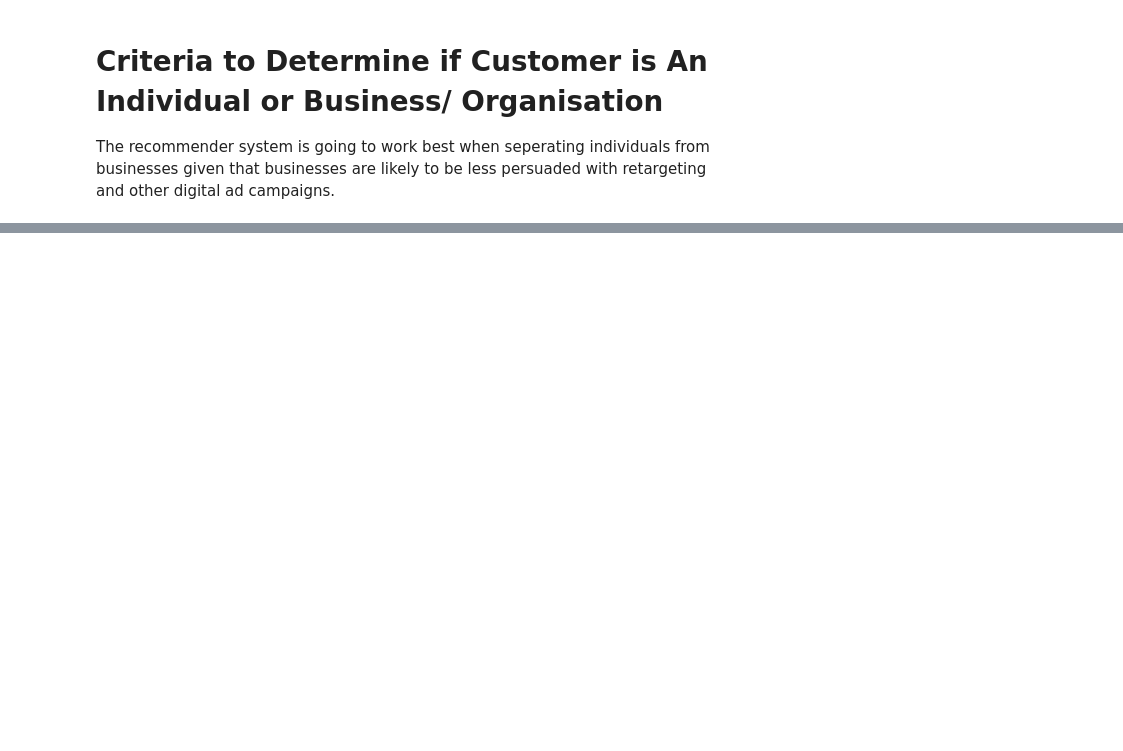
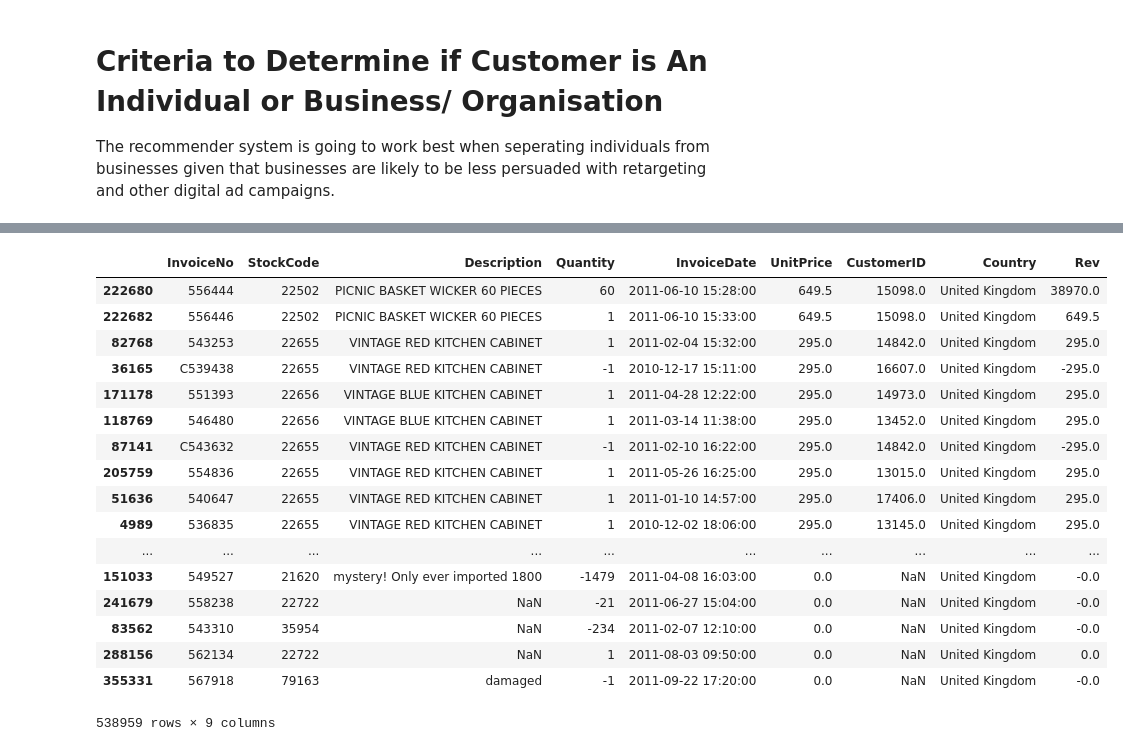
Before and after one commit to tristar82/Project-Week-8-Final-Project, a Jupyter notebook: your-project/Code/X_Categorise_Individual_Business_Customer.ipynb, the cells around one changed output, grey strips where cells are left out. Saved outputs shown, nothing was run; the diff lists cells and outputs as text; code cells hidden in the pictures; blank space fills up the shorter version.

```diff
--- a/your-project/Code/X_Categorise_Individual_Business_Customer.ipynb
+++ b/your-project/Code/X_Categorise_Individual_Business_Customer.ipynb
@@ -811,0 +135,21 @@ def tagforremoval_negqty(row):
+# %%
+df_new.sort_values(by='UnitPrice', ascending=False)
+# %% [output]
+|  | InvoiceNo | StockCode | Description | Quantity | InvoiceDate | UnitPrice | CustomerID | Country | Rev |
+| 222680 | 556444 | 22502 | PICNIC BASKET WICKER 60 PIECES | 60 | 2011-06-10 15:28:00 | 649.5 | 15098.0 | United Kingdom | 38970.0 |
+| 222682 | 556446 | 22502 | PICNIC BASKET WICKER 60 PIECES | 1 | 2011-06-10 15:33:00 | 649.5 | 15098.0 | United Kingdom | 649.5 |
+| 82768 | 543253 | 22655 | VINTAGE RED KITCHEN CABINET | 1 | 2011-02-04 15:32:00 | 295.0 | 14842.0 | United Kingdom | 295.0 |
+| 36165 | C539438 | 22655 | VINTAGE RED KITCHEN CABINET | -1 | 2010-12-17 15:11:00 | 295.0 | 16607.0 | United Kingdom | -295.0 |
+| 171178 | 551393 | 22656 | VINTAGE BLUE KITCHEN CABINET | 1 | 2011-04-28 12:22:00 | 295.0 | 14973.0 | United Kingdom | 295.0 |
+| 118769 | 546480 | 22656 | VINTAGE BLUE KITCHEN CABINET | 1 | 2011-03-14 11:38:00 | 295.0 | 13452.0 | United Kingdom | 295.0 |
+| 87141 | C543632 | 22655 | VINTAGE RED KITCHEN CABINET | -1 | 2011-02-10 16:22:00 | 295.0 | 14842.0 | United Kingdom | -295.0 |
+| 205759 | 554836 | 22655 | VINTAGE RED KITCHEN CABINET | 1 | 2011-05-26 16:25:00 | 295.0 | 13015.0 | United Kingdom | 295.0 |
+| 51636 | 540647 | 22655 | VINTAGE RED KITCHEN CABINET | 1 | 2011-01-10 14:57:00 | 295.0 | 17406.0 | United Kingdom | 295.0 |
+| 4989 | 536835 | 22655 | VINTAGE RED KITCHEN CABINET | 1 | 2010-12-02 18:06:00 | 295.0 | 13145.0 | United Kingdom | 295.0 |
+| ... | ... | ... | ... | ... | ... | ... | ... | ... | ... |
+| 151033 | 549527 | 21620 | mystery! Only ever imported 1800 | -1479 | 2011-04-08 16:03:00 | 0.0 | NaN | United Kingdom | -0.0 |
+| 241679 | 558238 | 22722 | NaN | -21 | 2011-06-27 15:04:00 | 0.0 | NaN | United Kingdom | -0.0 |
+| 83562 | 543310 | 35954 | NaN | -234 | 2011-02-07 12:10:00 | 0.0 | NaN | United Kingdom | -0.0 |
+| 288156 | 562134 | 22722 | NaN | 1 | 2011-08-03 09:50:00 | 0.0 | NaN | United Kingdom | 0.0 |
+| 355331 | 567918 | 79163 | damaged | -1 | 2011-09-22 17:20:00 | 0.0 | NaN | United Kingdom | -0.0 |
+538959 rows × 9 columns
```
Also changed, not shown: parts of 62 cells of this notebook, 1 other file.
